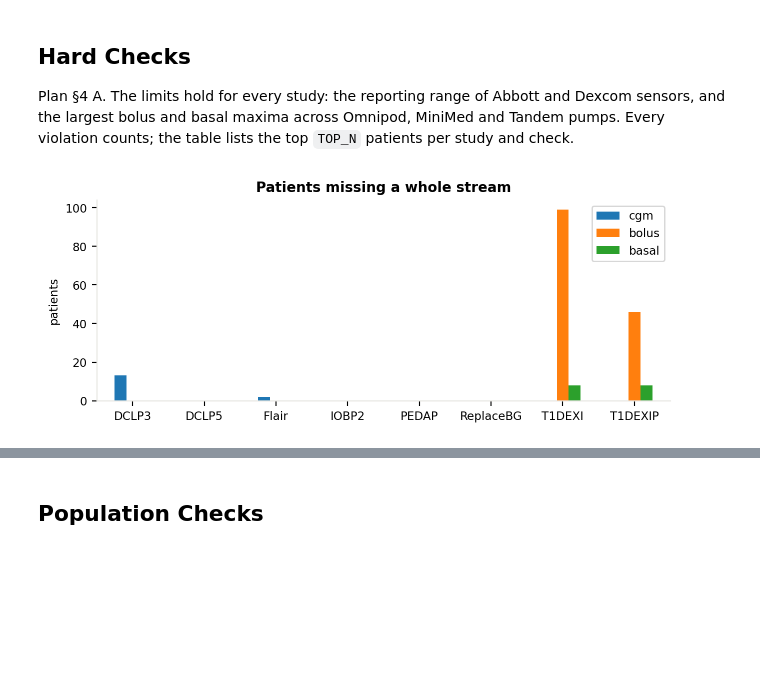
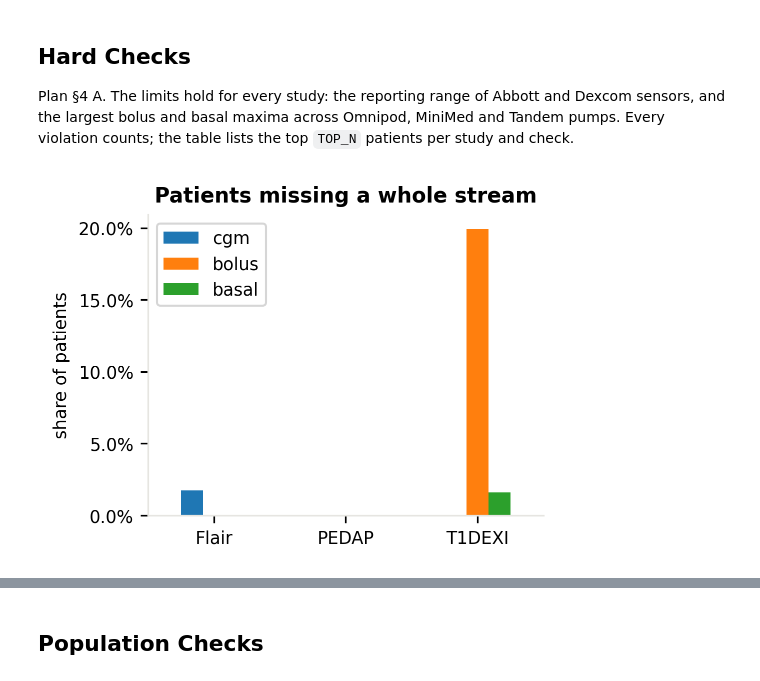
Before and after one commit to nudgebg/babelbetes, a Jupyter notebook: notebooks/2026-10-28 - Output Verification.ipynb, the cells around one changed output, grey strips where cells are left out. Saved outputs shown, nothing was run; the diff lists cells and outputs as text; code cells hidden in the pictures; blank space fills up the shorter version.

Commit message:
Notebook for Output Case Tracking

```diff
--- a/notebooks/2026-10-28 - Output Verification.ipynb
+++ b/notebooks/2026-10-28 - Output Verification.ipynb
@@ -16,14 +16,21 @@ from matplotlib.ticker import ScalarFormatter
 from babelbetes import data_store, drawing, tdd
 
 %config InlineBackend.figure_format = 'retina'
+plt.rcParams['figure.dpi'] = 150  # sharper inline display, savefig keeps dpi=300
 
 STORE_PATH = os.path.join(os.getcwd(), '..', 'data', 'out')
-STUDIES = ['DCLP3', 'DCLP5', 'Flair', 'IOBP2', 'PEDAP', 'ReplaceBG', 'T1DEXI', 'T1DEXIP']  # all except Loop
+STUDIES = ['Flair', 'PEDAP', 'T1DEXI']  # all except Loop: ['DCLP3', 'DCLP5', 'Flair', 'IOBP2', 'PEDAP', 'ReplaceBG', 'T1DEXI', 'T1DEXIP']
 STREAMS = ['cgm', 'bolus', 'basal']
 KEYS = ['study_name', 'patient_id']
-FIGURE_DIR = os.path.join(os.getcwd(), 'figures')
+
+RUN_ID = pd.Timestamp.now().strftime('%Y-%m-%d_%H%M%S')
+SAVE_RUN = True  # False for test runs: nothing is written to docs/validation/runs, figures go to notebooks/figures
+RUN_DIR = os.path.join(os.getcwd(), '..', 'validation', 'runs', RUN_ID)
+FIGURE_DIR = os.path.join(RUN_DIR, 'figures') if SAVE_RUN else os.path.join(os.getcwd(), 'figures')
+os.makedirs(FIGURE_DIR, exist_ok=True)
+
 PALETTE = dict(zip(STUDIES, ['#2a78d6', '#eb6834', '#1baf7a', '#eda100', '#e87ba4', '#4a3aa7', '#17a2b8', '#8c564b']))
 
-
 MIN_TDD = 1.0  # U, days below are zero-dose days and not part of the TDD statistics
-TOP_N = 3
+TOP_N = 1   # rows shown in the outlier tables; the cases are chosen in the Case Tracking notebook
+candidates = []  # flagged patients of every check, exported in the section Export
@@ -36,14 +43,20 @@ Plan §4 A. The limits hold for every study: the reporting range of Abbott and D
 # %%
 # share of patients per study that miss a whole stream
 df_streams = pd.DataFrame({s: store[s].groupby(KEYS, observed=True).size() for s in STREAMS})
 df_missing_stream = df_streams.loc[df_streams.isna().any(axis=1)]
 
+from matplotlib.ticker import PercentFormatter
 f,ax = drawing.default_figure(1 + 0.8 * len(STUDIES), 2.6)
-df_missing_stream.isna().groupby('study_name', observed=True).sum().reindex(STUDIES).plot.bar(ax=ax, rot=0)
-ax.set(xlabel=None, ylabel='patients', title='Patients missing a whole stream')
+df_streams.isna().groupby('study_name', observed=True).mean().reindex(STUDIES).plot.bar(ax=ax, rot=0)
+ax.yaxis.set_major_formatter(PercentFormatter(1.0))
+ax.set(xlabel=None, ylabel='share of patients', title='Patients missing a whole stream')
 f.savefig(os.path.join(FIGURE_DIR, f"verification_missing_streams.png"), dpi=300, bbox_inches="tight")
+
+# candidates: a missing stream counts against a fixed expectation, so rank across studies
+candidates.append(df_missing_stream.isna().melt(ignore_index=False, var_name='check', value_name='flag').query('flag').reset_index()
+                  .assign(check=lambda d: 'missing_' + d.check, value=1.0, scope='global'))
 # %% [output]
-[figure, old version]
+[figure, new version]
 # %%
 CGM_RANGE = (40, 400)  # mg/dL, reporting range of Abbott and Dexcom sensors
 MAX_BOLUS = 35          # U, largest bolus maximum across Omnipod, MiniMed and Tandem
```
Also changed, not shown: parts of 19 cells of this notebook, 2 other files.
